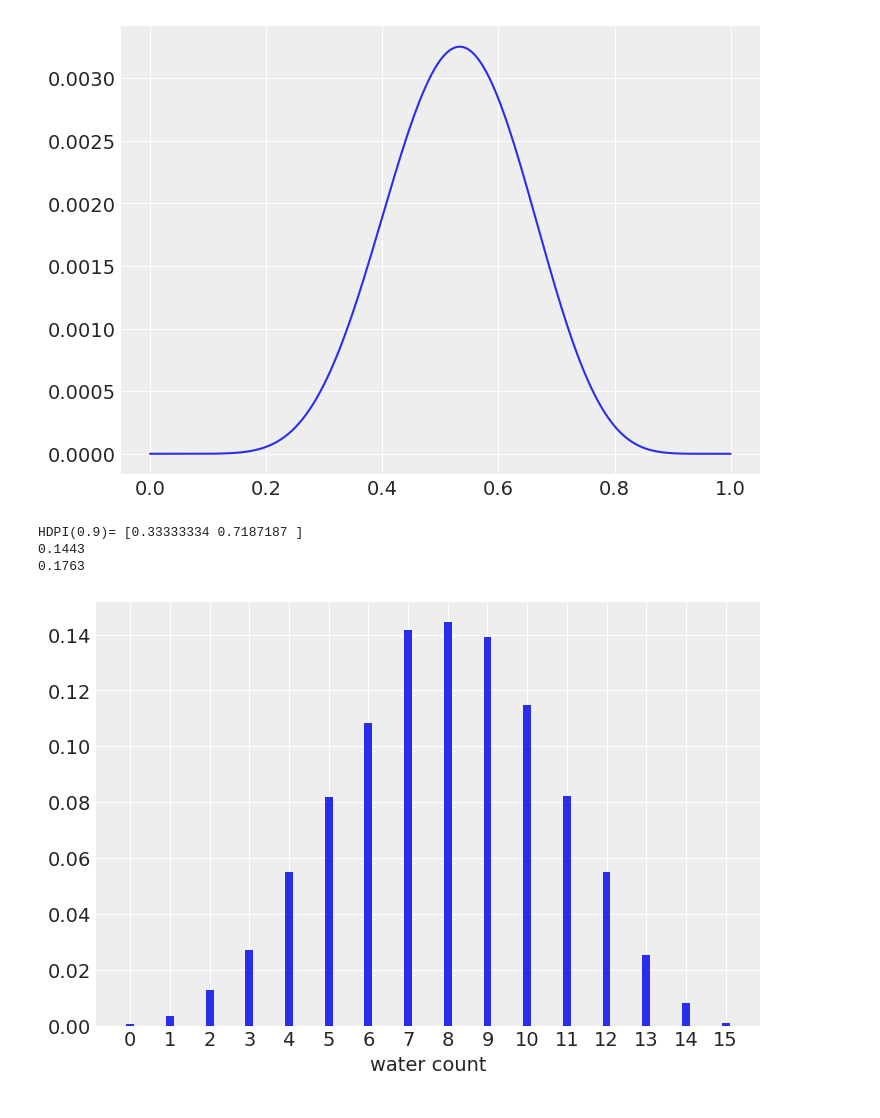
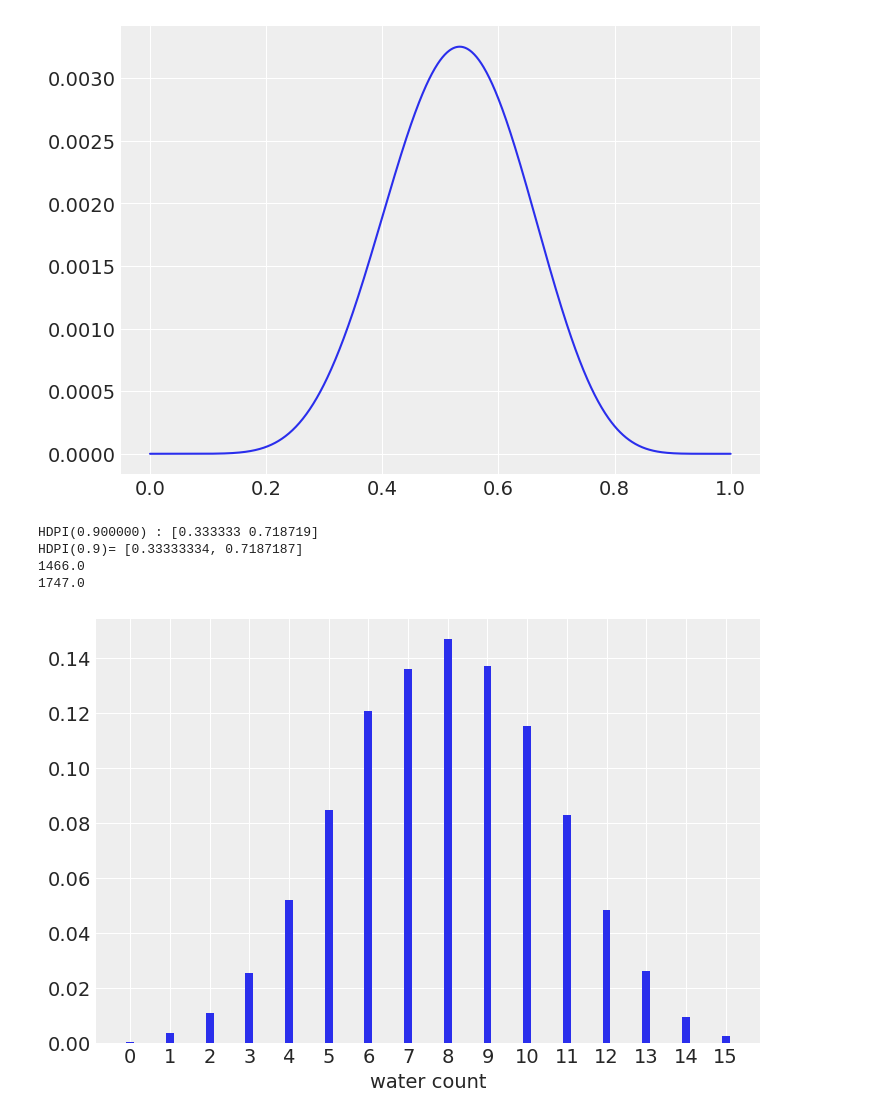
Before and after one commit to dnikku/jnbooks, a Jupyter notebook: nbooks/stats-rethinking2/03_chapter.ipynb, the cells around one changed output. Drawn from its saved outputs; the diff is of its cells as text; code cells hidden in the pictures.

```diff
--- a/nbooks/stats-rethinking2/03_chapter.ipynb
+++ b/nbooks/stats-rethinking2/03_chapter.ipynb
@@ -1,27 +1,2 @@
 # %% [markdown]
 # 3. Sampling the imaginary
-# %%
-import os
-
-import arviz as az
-import matplotlib.pyplot as plt
-
-import jax.numpy as jnp
-from jax import random, vmap
-from scipy.stats import gaussian_kde
-
-import numpyro
-import numpyro.distributions as dist
-import numpyro.optim as optim
-from numpyro.infer import SVI, Trace_ELBO
-from numpyro.infer.autoguide import AutoLaplaceApproximation
-
-if "SVG" in os.environ:
-    %config InlineBackend.figure_formats = ["svg"]
-az.style.use("arviz-darkgrid")
-numpyro.set_platform("cpu")
-
-cm=1/2.54 # centimeters in inches
-px=1/plt.rcParams['figure.dpi'] # pixel in inches
-
-%pprint # turn on/off pprint
@@ -242,36 +235,37 @@ PI(0.66)  = [0.50233227 0.7737738 ]
 # %%
 # 3M1. Suppose the globe tossing data had turned out to be 8 water in 15 tosses.
 # Construct theposterior distribution, using grid approximation. Use the same flat prior as before.
-p_grid = jnp.linspace(start=0, stop=1, num=1000)
-prior = standardize( jnp.repeat(1, 1000))
-likelihood = jnp.exp(dist.Binomial(total_count=15, probs=p_grid).log_prob(8))
-posterior = standardize( likelihood * prior )
+p_grid = reth2.grid_gen(1000)
+prior = reth2.unif_prior(len(p_grid))
+likelihood = reth2.dbinom(p_grid, 15, 8)
+posterior = reth2.standardize( likelihood * prior )
 
-samples = p_grid[dist.Categorical(posterior).sample(random.PRNGKey(100), (10000,))]
+samples = reth2.samples_grid(p_grid, posterior, 10000)
 plt.plot(p_grid, posterior)
 # %% [output]
 [<matplotlib.lines.Line2D at 0x...>]
 [figure]
 # %%
 # 3M2
-print("HDPI(0.9)=", numpyro.diagnostics.hpdi(samples, prob=0.9) )
+print("HDPI(0.9)=", reth2.HPDI(samples, 0.9))
 
 # 3M3. Construct a posterior predictive check for this model and data.This means simulate the distribution of samples,
 #    averaging over the posterior uncertainty in p. What is the probability of observing 8 water in 15 tosses?
 # R: w <- rbinom(1e4, size=15, prob=samples)
-w = dist.Binomial(total_count=15, probs=samples).sample(random.PRNGKey(0))
+w = reth2.rbinom(samples, 15, (1,))
 print(jnp.sum(w == 8) / len(w) )
 
 ax = az.plot_dist(w.copy(), kind="hist", hist_kwargs={"rwidth": 0.2})
 ax.set_xlabel("water count", fontsize=14)
 
 # 3M4.
-w = dist.Binomial(total_count=9, probs=samples).sample(random.PRNGKey(0))
+w = reth2.rbinom(samples, 9, (1,))
 print(jnp.sum(w == 6) / len(w) )
 
 plt.show()
 # %% [output]
-HDPI(0.9)= [0.33333334 0.7187187 ]
-0.1443
-0.1763
+HDPI(0.900000) : [0.333333 0.718719]
+HDPI(0.9)= [0.33333334, 0.7187187]
+1466.0
+1747.0
-[figure, old version]
+[figure, new version]
```
Also changed, not shown: parts of 23 cells of this notebook, 2 other files.
